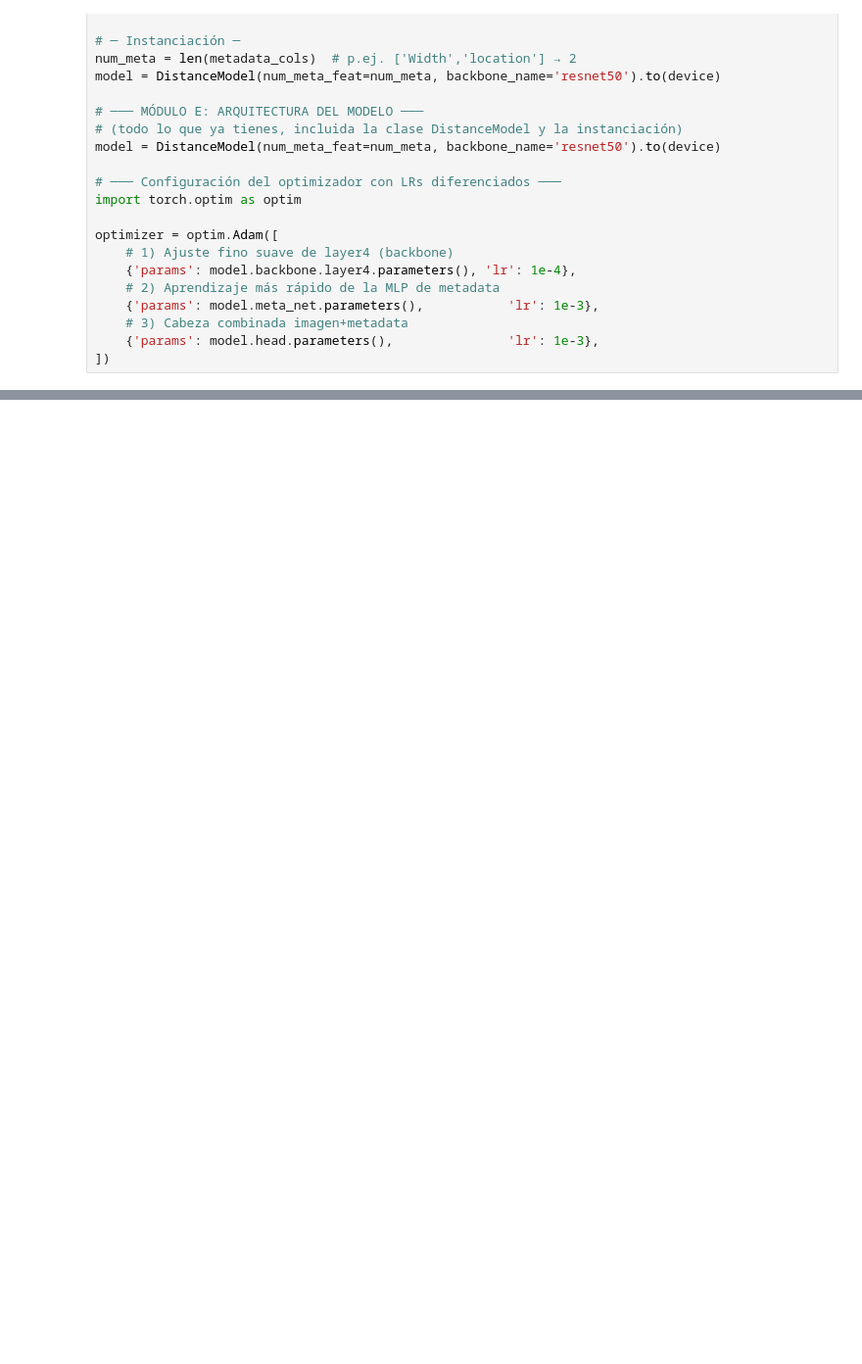
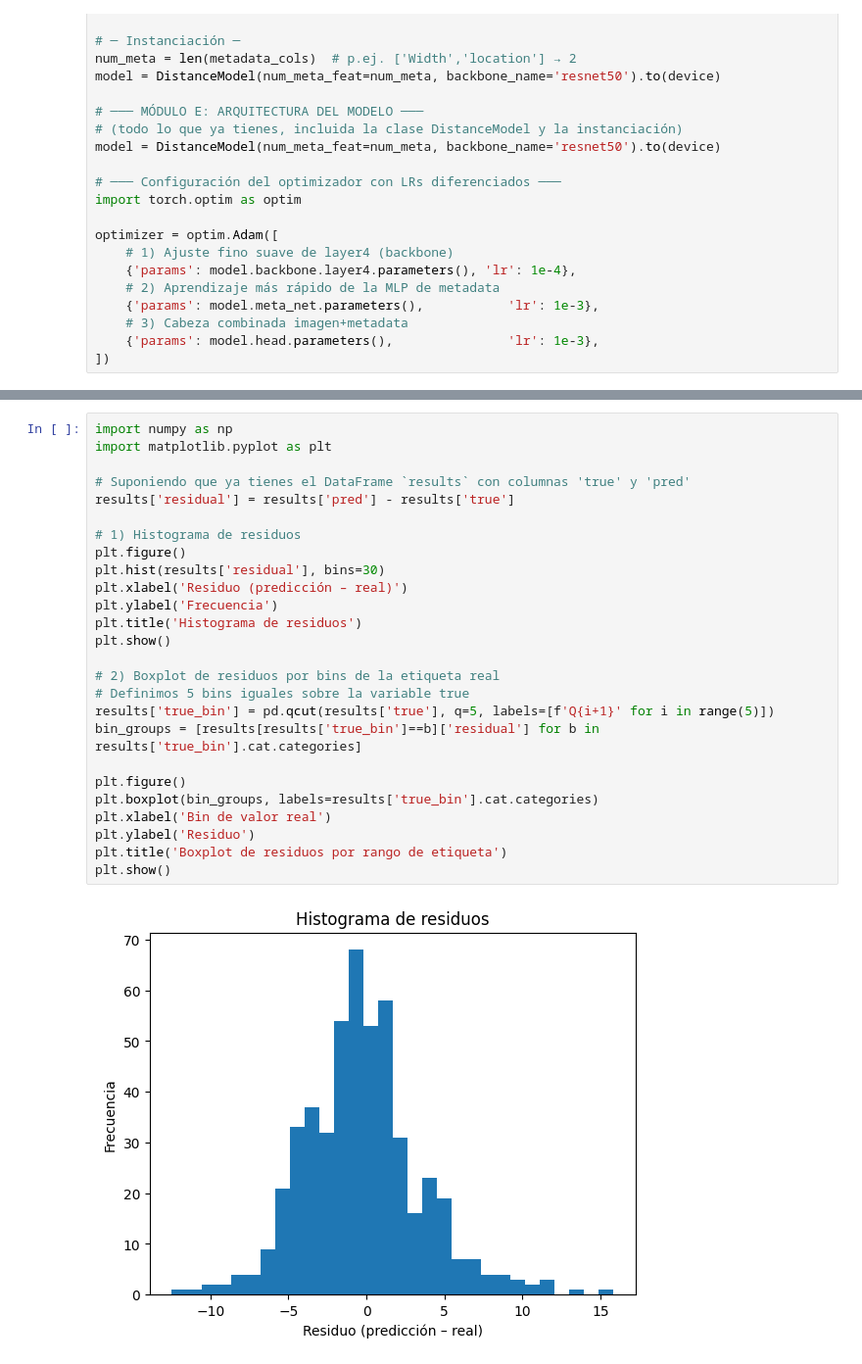
Before and after one commit to IvoandricGBC/Project-MLI-GBC, a Jupyter notebook: distance_estimation_env.ipynb, the cells around one changed output, grey strips where cells are left out. Shown at 98% size. Cells and saved outputs as stored; diff of their text form; blank space fills up the shorter version.

```diff
--- a/distance_estimation_env.ipynb
+++ b/distance_estimation_env.ipynb
@@ -705,0 +765,28 @@ Entrenamiento finalizado. Modelo guardado en final_model.pt
+# %%
+import numpy as np
+import matplotlib.pyplot as plt
+
+# Suponiendo que ya tienes el DataFrame `results` con columnas 'true' y 'pred'
+results['residual'] = results['pred'] - results['true']
+
+# 1) Histograma de residuos
+plt.figure()
+plt.hist(results['residual'], bins=30)
+plt.xlabel('Residuo (predicción – real)')
+plt.ylabel('Frecuencia')
+plt.title('Histograma de residuos')
+plt.show()
+
+# 2) Boxplot de residuos por bins de la etiqueta real
+# Definimos 5 bins iguales sobre la variable true
+results['true_bin'] = pd.qcut(results['true'], q=5, labels=[f'Q{i+1}' for i in range(5)])
+bin_groups = [results[results['true_bin']==b]['residual'] for b in results['true_bin'].cat.categories]
+
+plt.figure()
+plt.boxplot(bin_groups, labels=results['true_bin'].cat.categories)
+plt.xlabel('Bin de valor real')
+plt.ylabel('Residuo')
+plt.title('Boxplot de residuos por rango de etiqueta')
+plt.show()
+# %% [output]
+[figure, added]
```
Also changed, not shown: parts of 10 cells of this notebook.
